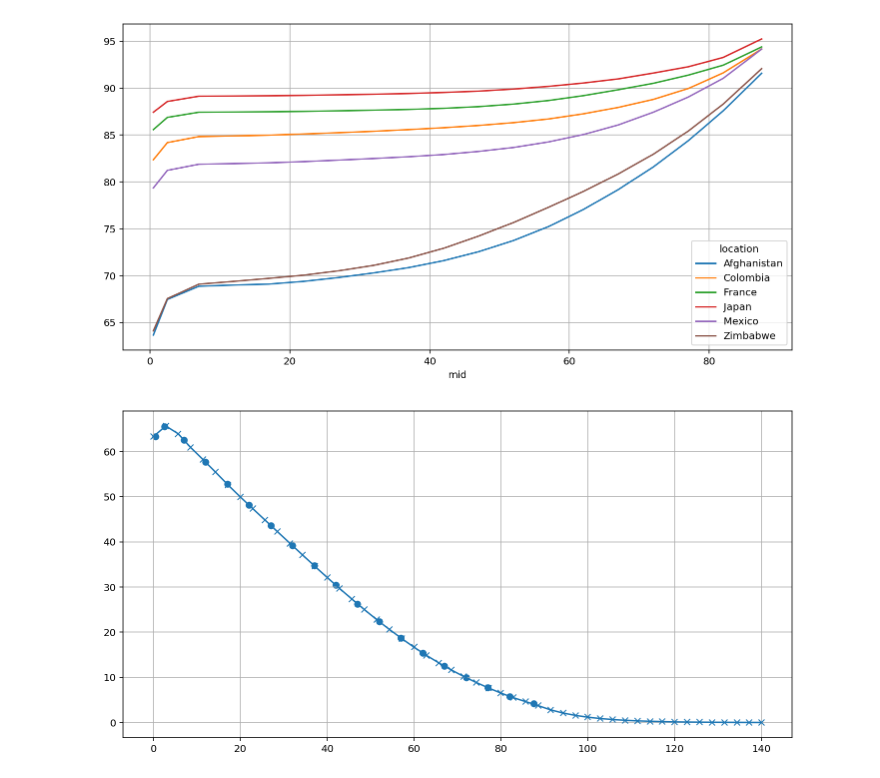
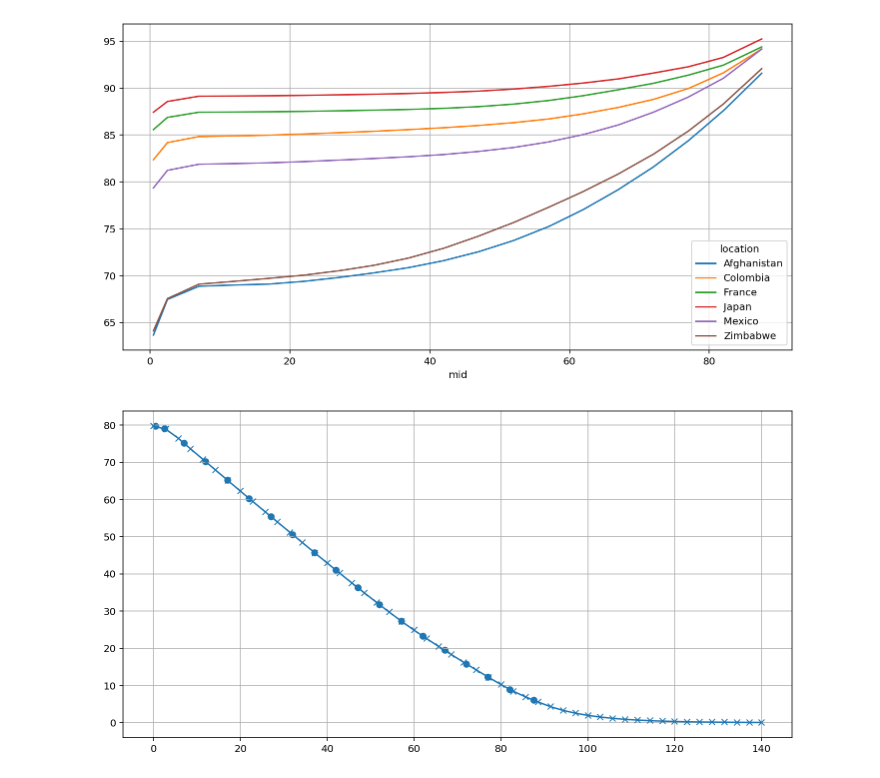
Before and after one commit to horaceg/deaths, a Jupyter notebook: server/deaths.ipynb, the cells around one changed output. Saved outputs shown, nothing was run; the diff lists cells and outputs as text; code cells hidden in the pictures.

```diff
--- a/server/deaths.ipynb
+++ b/server/deaths.ipynb
@@ -66,21 +19,2 @@ Name: 41724, dtype: object
-# %%
-ex2 = (
-    ex.join(
-        ex["dim2"]
-        .str.replace(r"<", r"0-")
-        .str.extract(r"(?P<lower>\d+)-?\s*(?P<upper>\d+|\+)", expand=True)
-        .replace("+", np.inf)
-        .astype(float)
-    )
-    .dropna(how="all", axis=1)
-    .assign(remaining=lambda f: f["value"].astype(float))
-    .rename({"dim1": "sex", "spatialdimvaluecode": "country_code"}, axis=1)
-    .assign(
-        mid=lambda f: f["lower"].add(f["upper"].replace(np.inf, 90)).div(2),
-        total=lambda f: f["mid"].add(f["remaining"]),
-    )
-    .set_index(["location", "period", "sex", "lower", "upper"])
-    .sort_index()[["country_code", "parentlocation", "mid", "total", "remaining"]]
-)
 # %%
-ex2
+ex2 = pd.read_parquet("data/ex_df.parquet")
@@ -149,30 +68,30 @@ two = ex2.loc[("France", 2019, "Male"), :]
 # %%
 plt.subplots(figsize=(12, 6))
 
 interpolated = interp1d(
-    one["mid"].values,
-    one["remaining"].values,
+    two["mid"].values,
+    two["remaining"].values,
     kind="cubic",
     bounds_error=False,
     fill_value=np.nan
 )
 def f(x):
     xmax = interpolated.x.max()
     value = interpolated(x).squeeze()
     if value == value:
         return value
     if x < interpolated.x.min():
         return interpolated.y[0]
     elif x > xmax:
         pt = interpolated.y[-1]
-        return pt * np.exp(- (x - xmax) / 10)
+        return pt * np.exp(- (x - xmax) / 11)
 
 fv = np.vectorize(f)
 
 x = np.linspace(0, 140, 50)
 plt.plot(x, fv(x), marker="x")
-plt.scatter(one["mid"].values, one["remaining"].values)
+plt.scatter(two["mid"].values, two["remaining"].values)
 plt.grid()
 # plt.ylim(0)
 # %% [output]
-[figure, old version]
+[figure, new version]
```
Also changed, not shown: parts of 9 cells of this notebook, 1 other file.
